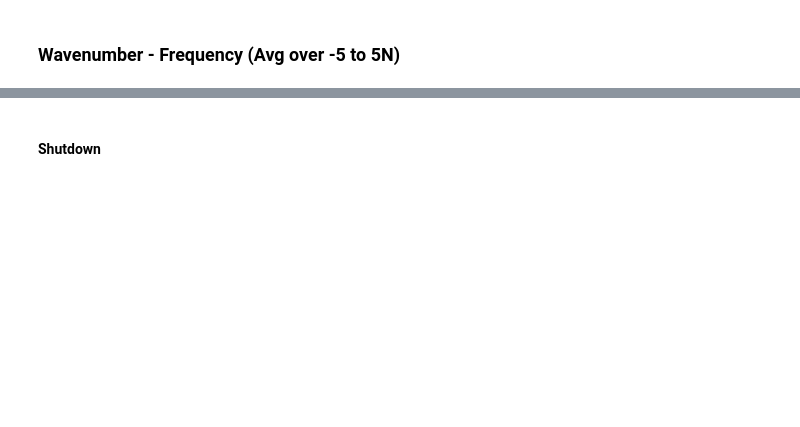
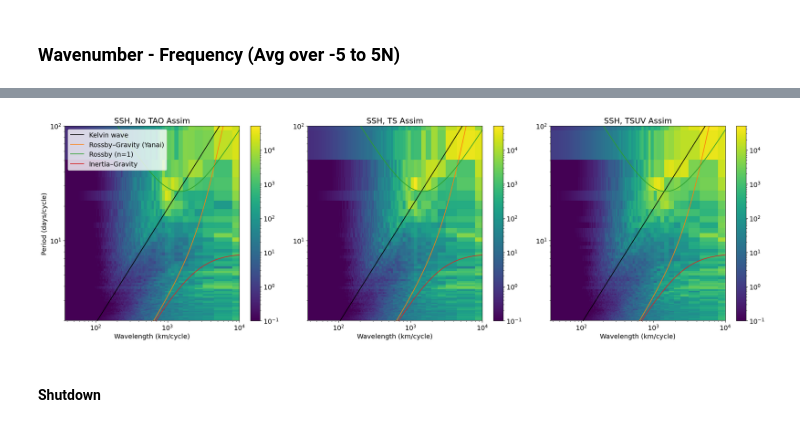
Before and after one commit to eldavenport/mitgcm-equatorial-waves, a Jupyter notebook: ssh_wavenumber_freq.ipynb, the cells around one changed output, grey strips where cells are left out. Drawn from its saved outputs; the diff is of its cells as text; code cells hidden in the pictures; blank space fills up the shorter version.

Commit message:
adding dispersion curves to the wavenumber freq plots

```diff
--- a/ssh_wavenumber_freq.ipynb
+++ b/ssh_wavenumber_freq.ipynb
@@ -183,3 +133,99 @@ fig.savefig(folder_name + 'ssh_wavenumber_freq_5S5N.png')
+# %%
+from matplotlib.colors import LogNorm
+plt.rcParams['font.size'] = 14
+
+# Physical constants
+g = 9.81             # gravity (m/s^2)
+beta = 2.3e-11       # equatorial beta (1/(m s))
+
+# Option A: set the equivalent depth (m) for the first baroclinic mode
+H_eq = 1.5          # m  <-- realistic for first baroclinic mode (gives c ~ 2.7 m/s)
+c = np.sqrt(g * H_eq)
+
+# Option B: alternatively set c directly:
+# c = 2.7           # m/s
+
+# Define wavelength in km
+lambda_km = np.logspace(1, 4, 500)  # 10 km to 10,000 km
+lambda_m = lambda_km * 1000  # convert to meters
+
+# --- Kelvin wave ---
+T_kelvin_days = (2 * np.pi * lambda_m) / (c * 86400)
+
+# Wavenumber range (1/m)
+k = 2 * np.pi / (lambda_km * 1e3)
+
+# Compute dispersion relations (omega in rad/s)
+# Kelvin wave: ω = c * k
+omega_kelvin = c * k
+
+# Yanai (mixed Rossby-gravity): ω = 0.5 * (-β/(k) + np.sqrt((β/k)**2 + 4*c**2*k**2))
+omega_yanai = 0.5 * (-beta / k + np.sqrt((beta / k)**2 + 4 * c**2 * k**2))
+
+# First symmetric Rossby mode (n=1): ω = -β * k / (k**2 + (1/c**2) * (3*beta/c))
+# Simplified long-wave form: ω = -beta * k / (k**2 + (3*beta / c))
+omega_rossby = -beta * k / (k**2 + (3 * beta / c))
+
+# Eastward inertia-gravity (n=1): ω = np.sqrt(c**2 * k**2 + beta * c)
+omega_ig = np.sqrt(c**2 * k**2 + beta * c)
+
+# Convert to period (days)
+def omega_to_period_days(omega):
+    f = np.abs(omega) / (2 * np.pi)      # frequency in Hz
+    period_days = 1 / f / (3600 * 24)    # convert seconds to days
+    return period_days
+
+period_kelvin = omega_to_period_days(omega_kelvin)
+period_yanai = omega_to_period_days(omega_yanai)
+period_rossby = omega_to_period_days(omega_rossby)
+period_ig = omega_to_period_days(omega_ig)
+
+# Plot
+vmin = 1e-1
+vmax = 5e4
+fig, ax = plt.subplots(figsize=(22, 7),ncols=3)
+pcm = ax[0].pcolormesh(W_pos, F_pos, spec_ssha_noTAO_pos, shading='auto', cmap='viridis', norm=LogNorm(vmin=vmin,vmax=vmax))
+ax[0].plot(lambda_km, T_kelvin_days, label='Kelvin wave', color='black',linewidth=1.5)
+ax[0].plot(lambda_km, period_yanai, label='Rossby–Gravity (Yanai)', color='C1')
+ax[0].plot(lambda_km, period_rossby, label='Rossby (n=1)', color='C2')
+ax[0].plot(lambda_km, period_ig, label='Inertia–Gravity', color='C3')
+ax[0].loglog()
+ax[0].legend(loc='upper left')
+ax[0].set_xlim(dx*2, 10000)  # Wavenumber in km/cycle
+ax[0].set_ylim(2, 100)  # Frequency in days/cycle
+ax[0].set_xlabel('Wavelength (km/cycle)')
+ax[0].set_ylabel('Period (days/cycle)')
+fig.colorbar(pcm, ax=ax[0])
+ax[0].set_title('SSH, No TAO Assim')
+
+pcm = ax[1].pcolormesh(W_pos, F_pos, spec_ssha_pos, shading='auto', cmap='viridis', norm=LogNorm(vmin=vmin,vmax=vmax))
+ax[1].plot(lambda_km, T_kelvin_days, label='Kelvin wave', color='black',linewidth=1.5)
+ax[1].plot(lambda_km, period_yanai, label='Rossby–Gravity (Yanai)', color='C1')
+ax[1].plot(lambda_km, period_rossby, label='Rossby (n=1)', color='C2')
+ax[1].plot(lambda_km, period_ig, label='Inertia–Gravity (eastward)', color='C3')
+ax[1].loglog()
+ax[1].set_xlim(dx*2, 10000)  # Wavenumber in km/cycle
+ax[1].set_ylim(2, 100)  # Frequency in days/cycle
+ax[1].set_xlabel('Wavelength (km/cycle)')
+fig.colorbar(pcm, ax=ax[1])
+ax[1].set_title('SSH, TS Assim')
+
+pcm = ax[2].pcolormesh(W_pos, F_pos, spec_ssha_vel_pos, shading='auto', cmap='viridis', norm=LogNorm(vmin=vmin,vmax=vmax))
+ax[2].plot(lambda_km, T_kelvin_days, label='Kelvin wave', color='black',linewidth=1.5)
+ax[2].plot(lambda_km, period_yanai, label='Rossby–Gravity (Yanai)', color='C1')
+ax[2].plot(lambda_km, period_rossby, label='Rossby (n=1)', color='C2')
+ax[2].plot(lambda_km, period_ig, label='Inertia–Gravity', color='C3')
+ax[2].loglog()
+ax[2].set_xlim(dx*2, 10000)  # Wavenumber in km/cycle
+ax[2].set_ylim(2, 100)  # Frequency in days/cycle
+ax[2].set_xlabel('Wavelength (km/cycle)')
+fig.colorbar(pcm,ax=ax[2])
+ax[2].set_title('SSH, TSUV Assim')
+
+plt.tight_layout()  # leave space at the top
+fig.savefig(folder_name + 'ssh_wavenumber_freq_5S5N.png')
+# %% [output]
+[figure, added]
 # %% [markdown]
 #### Shutdown
 # %%
```
Also changed, not shown: parts of 2 cells of this notebook, 3 other files.
